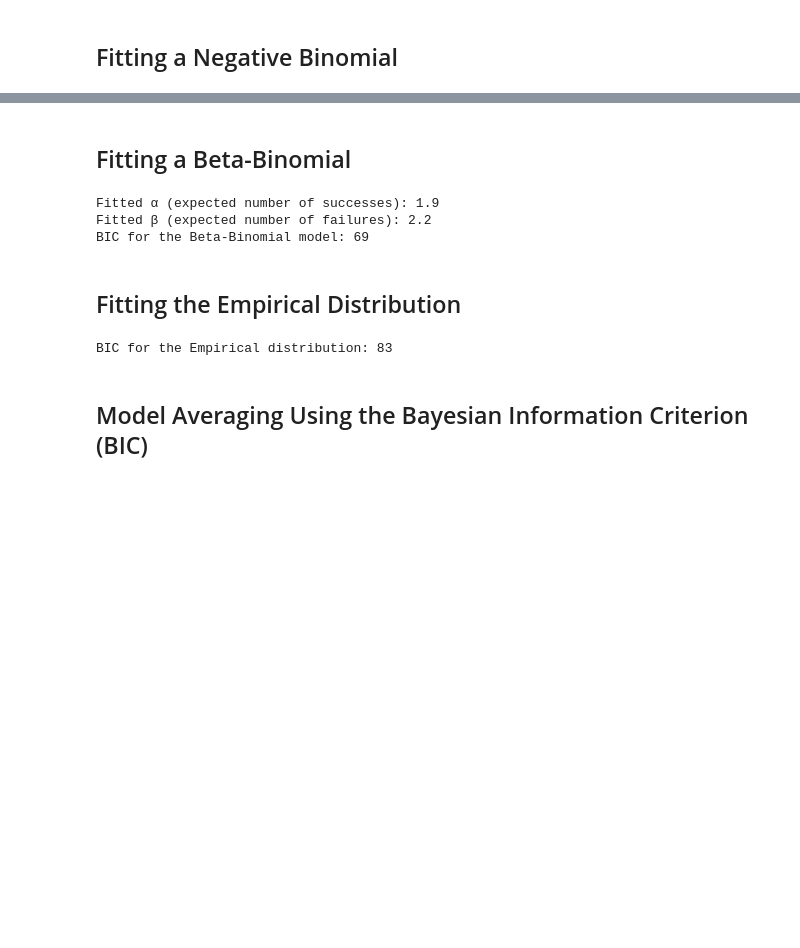
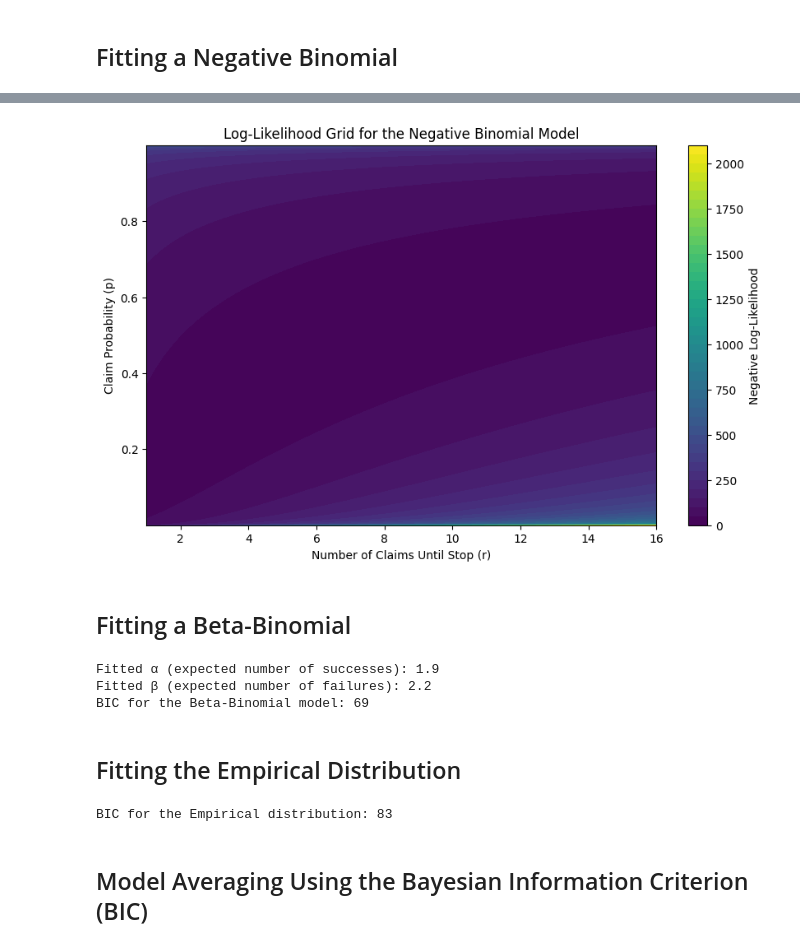
Before and after one commit to AlexFiliakov/bayesian-case-study, a Jupyter notebook: bayesian_case_study.ipynb, the cells around one changed output, grey strips where cells are left out. Saved outputs shown, nothing was run; the diff lists cells and outputs as text; code cells hidden in the pictures; blank space fills up the shorter version.

Commit message:
speed optimization

```diff
--- a/bayesian_case_study.ipynb
+++ b/bayesian_case_study.ipynb
@@ -272,0 +171,84 @@ BIC for the Negative Binomial model: 68
+# %%
+import numpy as np
+from scipy.stats import nbinom
+from scipy.optimize import minimize
+from joblib import Parallel, delayed
+
+def fit_nb(y):
+    # Define the negative log-likelihood function for the Negative Binomial distribution
+    def neg_log_likelihood_nb(params, y):
+        r, p = params # Unpack the parameters
+        pmf_values = nbinom.pmf(y, r, p)
+        # Avoid log(0) by replacing 0 with a very small number
+        pmf_values = np.where(np.array(pmf_values) == 0, 1e-10, pmf_values)
+        result = -np.sum(np.log(pmf_values))
+        return result
+
+    # Define the grid of parameter ranges
+    r_range = np.linspace(1, np.max(y) + 1, 100)  # Adjusted range for r
+    p_range = np.linspace(1e-5, 1 - 1e-5, 1000)  # Adjusted range for p
+
+    # Initialize an empty matrix to store the results
+    log_likelihood_matrix = np.zeros((len(r_range), len(p_range)))
+
+    # Function to perform optimization for a given r
+    def optimize_for_r(i, r, y):
+        best_p = None
+        best_neg_log_likelihood = np.inf
+        local_log_likelihood_matrix = np.zeros(len(p_range))
+        for j, p in enumerate(p_range):
+            initial_guess = np.array([r, p])
+            result = neg_log_likelihood_nb(initial_guess, y)
+            # result = minimize(neg_log_likelihood_nb, initial_guess, args=(y,), bounds=[(1e-5, None), (1e-5, 1-1e-5)])
+
+            # Store the results in the local matrix
+            local_log_likelihood_matrix[j] = result
+
+            if result < best_neg_log_likelihood:
+                best_neg_log_likelihood = result
+                best_p = p
+        return i, local_log_likelihood_matrix, r, best_p, best_neg_log_likelihood
+
+    # Parallel processing to optimize for each r
+    results = Parallel(n_jobs=-2)(delayed(optimize_for_r)(i, r, y) for (i, r) in enumerate(r_range))
+
+    # Update the global log_likelihood_matrix with results from parallel processing
+    for result in results:
+        i, local_log_likelihood_matrix, r, best_p, best_neg_log_likelihood = result
+        log_likelihood_matrix[i, :] = local_log_likelihood_matrix
+
+    # Find the best parameters from the results
+    best_result = min(results, key=lambda x: x[4])
+    best_r, best_p, best_neg_log_likelihood = best_result[2], best_result[3], best_result[4]
+
+    r_nb_fitted = best_r
+    p_nb_fitted = best_p
+
+    # Calculate the log-likelihood
+    log_likelihood_nb = best_neg_log_likelihood
+
+    # Number of parameters (k) and number of data points (n)
+    k = 2
+    n = len(y)
+
+    # Calculate BIC
+    bic_nb = k * np.log(n) + 2 * log_likelihood_nb
+
+    return log_likelihood_nb, r_nb_fitted, p_nb_fitted, bic_nb, r_range, p_range, log_likelihood_matrix
+
+log_likelihood_nb, r_nb_fitted, p_nb_fitted, bic_nb, r_range_nb, p_range_nb, log_likelihood_matrix_nb = fit_nb(y)
+
+# Print the fitted parameters
+print(f"Fitted r (number of claims until stop): {round(r_nb_fitted,1)}")
+print(f"Fitted p (probability of a claim): {round(p_nb_fitted,2)}")
+print("BIC for the Negative Binomial model:", int(bic_nb))
+
+# Plot the log-likelihood grid
+plt.figure(figsize=(10, 6))
+plt.contourf(r_range_nb, p_range_nb, log_likelihood_matrix_nb.T, levels=50, cmap='viridis')
+plt.colorbar(label='Negative Log-Likelihood')
+plt.xlabel('Number of Claims Until Stop (r)')
+plt.ylabel('Claim Probability (p)')
+plt.title('Log-Likelihood Grid for the Negative Binomial Model')
+plt.show()
+# %% [output]
@@ -273,3 +258,4 @@ BIC for the Negative Binomial model: 68
+[figure, added]
 # %% [markdown]
 ## Fitting a Beta-Binomial
 # %%
```
Also changed, not shown: parts of 12 cells of this notebook, 2 other files.
